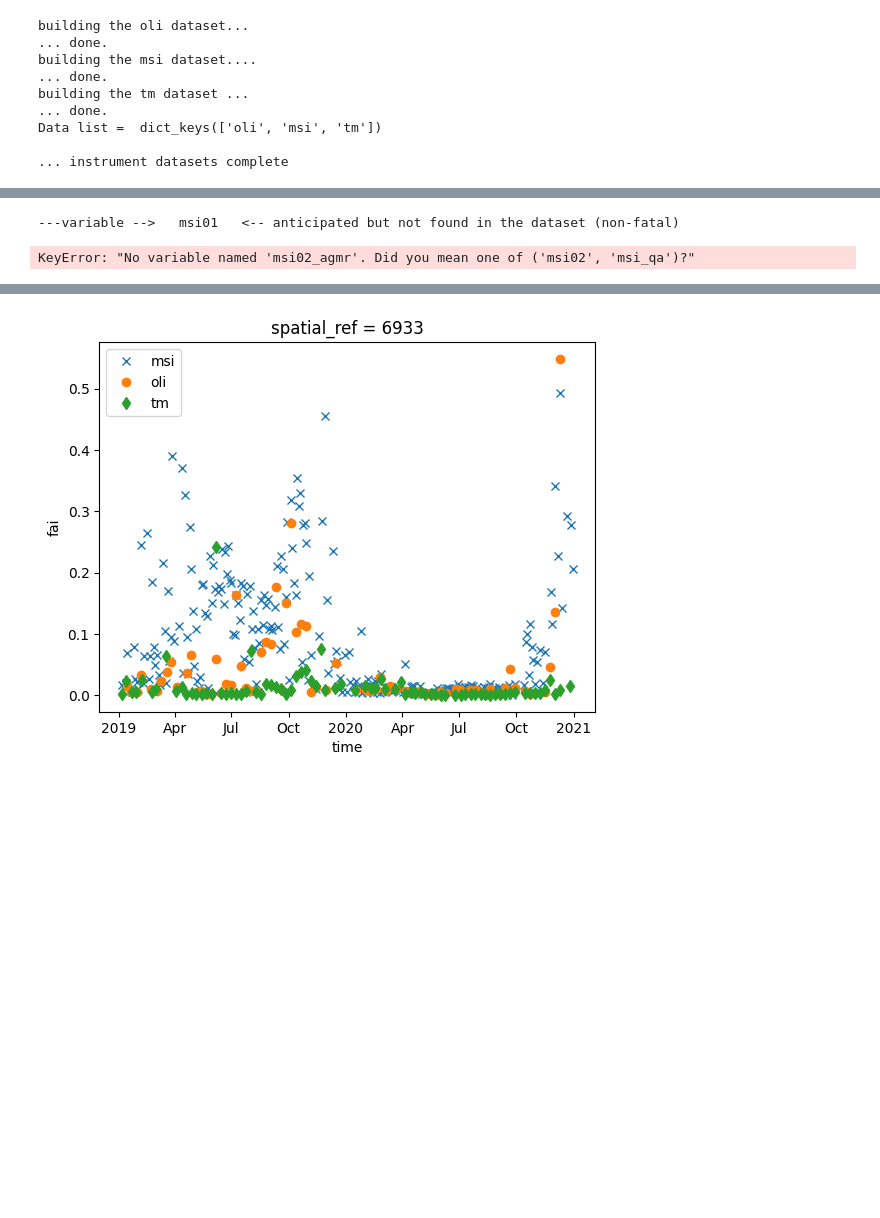
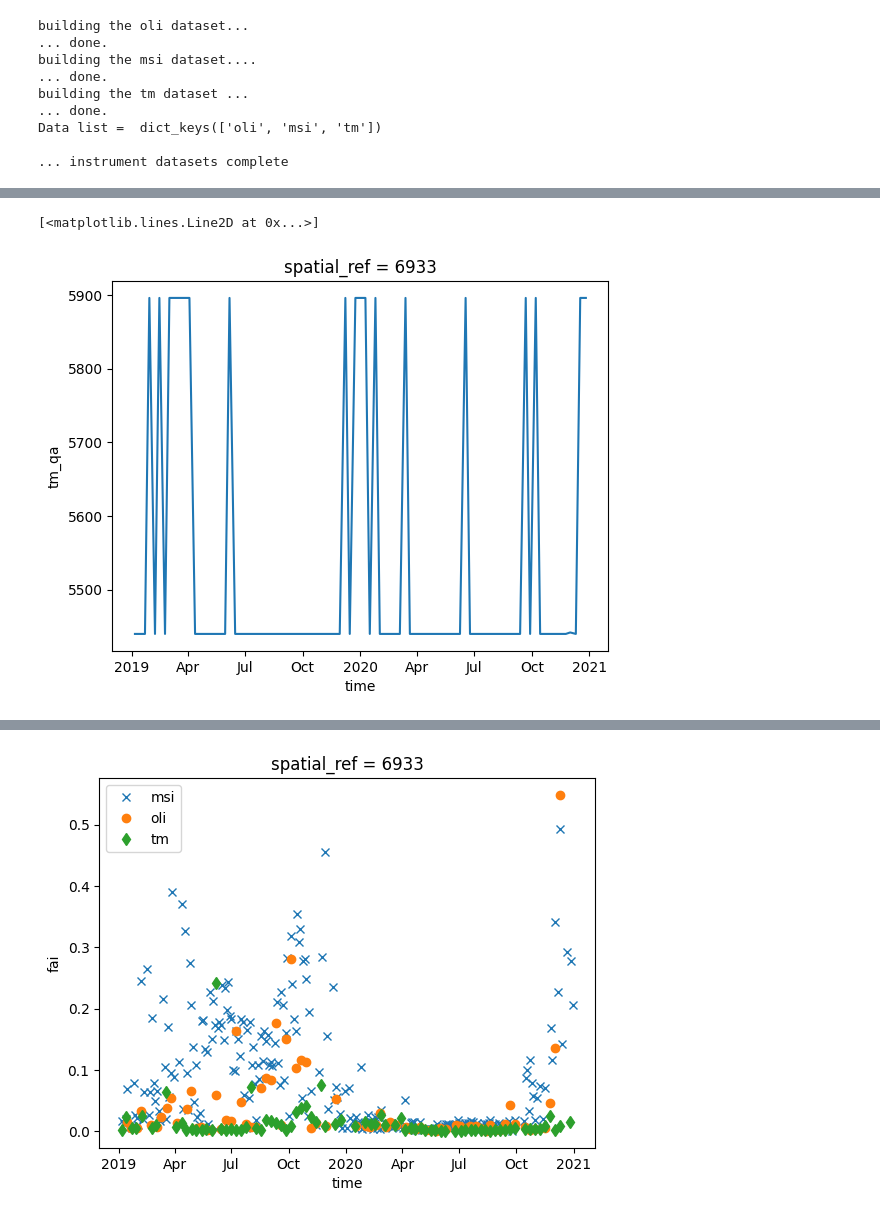
Before and after one commit to digitalearthafrica/deafrica_water_quality, a Jupyter notebook: WP2.2/WP2.2.ipynb, the cells around one changed output, grey strips where cells are left out. Saved outputs shown, nothing was run; the diff lists cells and outputs as text; code cells hidden in the pictures; blank space fills up the shorter version.

```diff
--- a/WP2.2/WP2.2.ipynb
+++ b/WP2.2/WP2.2.ipynb
@@ -376,0 +388,5 @@ Data list =  dict_keys(['oli', 'msi', 'tm'])
+# %%
+data_list['tm'].tm_qa.median(dim=('x','y')).plot()
+# %% [output]
+[<matplotlib.lines.Line2D at 0x...>]
+[figure, added]
@@ -379,7 +396 @@ Data list =  dict_keys(['oli', 'msi', 'tm'])
 %run /home/jovyan/dev/deafrica_water_quality/WP2.2/_WP2.2_functions.py
-# %%
-        apply_R_correction(ds,['msi','oli','tm'],
-                             water_mask=ds.water_5yr,drop = True, test = True,verbose=True)
-# %% [output]
----variable -->   msi01   <-- anticipated but not found in the dataset (non-fatal)
-KeyError: "No variable named 'msi02_agmr'. Did you mean one of ('msi02', 'msi_qa')?"
```
Also changed, not shown: parts of 26 cells of this notebook.
